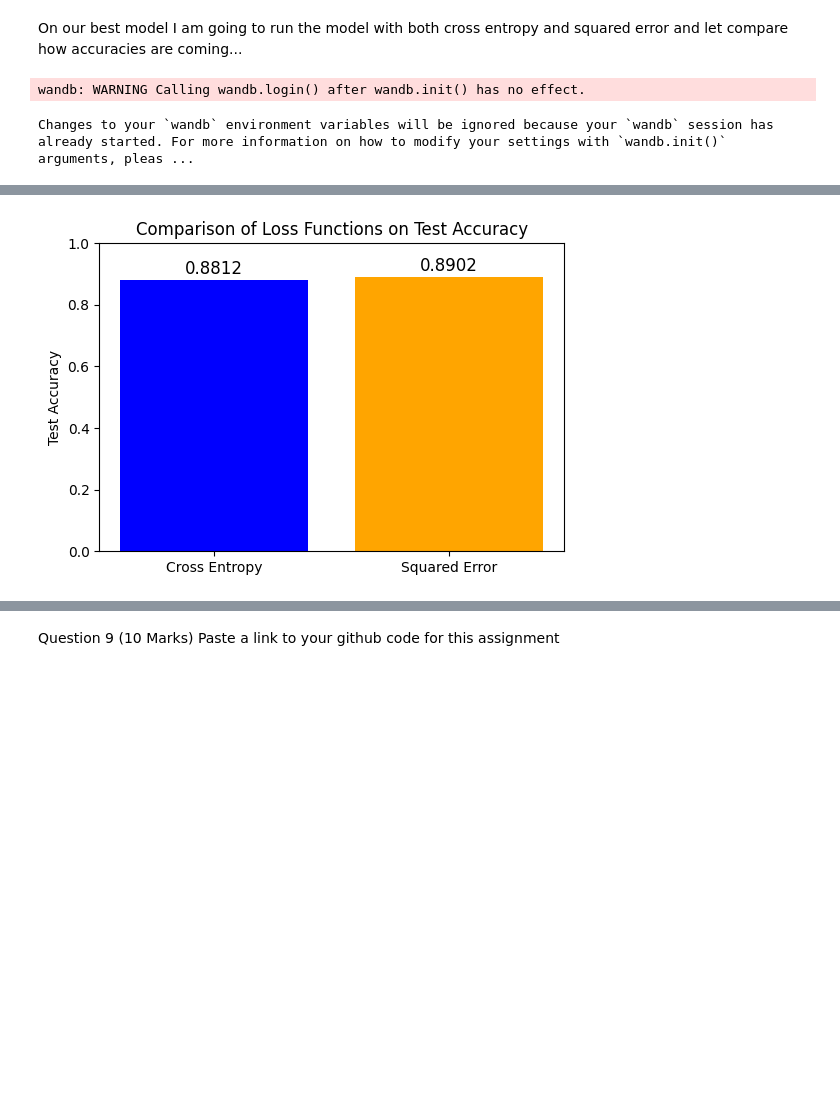
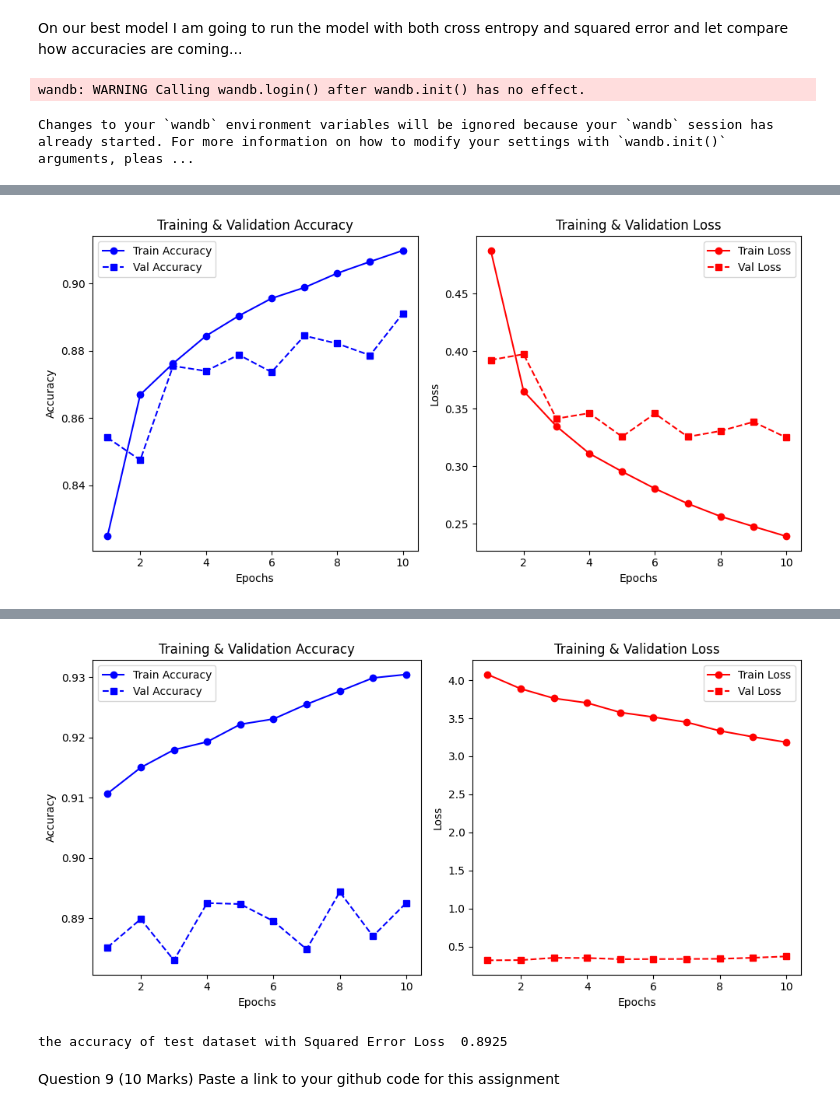
Before and after one commit to Hemnath0075/da6401_assignment1, a Jupyter notebook: all_questions.ipynb, the cells around one changed output, grey strips where cells are left out. Drawn from its saved outputs; the diff is of its cells as text; code cells hidden in the pictures; blank space fills up the shorter version.

```diff
--- a/all_questions.ipynb
+++ b/all_questions.ipynb
@@ -827,7 +827,7 @@ model = NeuralNetwork(
        beta2=0.999
    )
 
-model.train(train_images_splitted, train_labels_splitted, best_run.config['epochs'], best_run.config['batch_size'], val_images, val_labels,loss_function='cross_entropy',plots=False,wb_log=True)
+model.train(train_images_splitted, train_labels_splitted, best_run.config['epochs'], best_run.config['batch_size'], val_images, val_labels,loss_function='cross_entropy',plots=True,wb_log=True)
 
 y_pred = model.predict(val_images)
 y_pred = np.argmax(y_pred, axis=1)
@@ -836,7 +836,7 @@ test_accuracy_ce = np.mean(y_pred == y_true_labels)
 print('the accuracy of test dataset with Cross Entropy Loss ',test_accuracy_ce)
 
 
-model.train(train_images_splitted, train_labels_splitted, best_run.config['epochs'], best_run.config['batch_size'], val_images, val_labels,loss_function='squared_error',plots=False,wb_log=True)
+model.train(train_images_splitted, train_labels_splitted, best_run.config['epochs'], best_run.config['batch_size'], val_images, val_labels,loss_function='squared_error',plots=True,wb_log=True)
 
 y_pred = model.predict(val_images)
 y_pred = np.argmax(y_pred, axis=1)
@@ -845,26 +845,12 @@ test_accuracy_se = np.mean(y_pred == y_true_labels)
 print('the accuracy of test dataset with Squared Error Loss ',test_accuracy_se)
 
 
-# Test accuracy values
 accuracy_cross_entropy = test_accuracy_ce  # Store accuracy from Cross Entropy
 accuracy_squared_error = test_accuracy_se  # Store accuracy from Squared Error
 
 # Labels and values
 loss_functions = ['Cross Entropy', 'Squared Error']
 accuracies = [accuracy_cross_entropy, accuracy_squared_error]
-
-# Plot
-plt.figure(figsize=(6, 4))
-plt.bar(loss_functions, accuracies, color=['blue', 'orange'])
-plt.ylim(0, 1)  # Accuracy ranges between 0 and 1
-plt.ylabel('Test Accuracy')
-plt.title('Comparison of Loss Functions on Test Accuracy')
-
-# Annotate values
-for i, acc in enumerate(accuracies):
-    plt.text(i, acc + 0.02, f'{acc:.4f}', ha='center', fontsize=12)
-
-plt.show()
 # %% [output]
 wandb: WARNING Calling wandb.login() after wandb.init() has no effect.
 Changes to your `wandb` environment variables will be ignored because your `wandb` session has already started. For more information on how to modify your settings with `wandb.init()` arguments, pleas ...
@@ -888 +870 @@ the accuracy of test dataset with Squared Error Loss  0.8901666666666667
-[figure, old version]
+[figure, new version]
@@ -889,3 +882,5 @@ the accuracy of test dataset with Squared Error Loss  0.8901666666666667
+[figure, added]
+the accuracy of test dataset with Squared Error Loss  0.8925
 # %% [markdown]
 Question 9 (10 Marks)
 Paste a link to your github code for this assignment
```
Also changed, not shown: parts of 1 cell of this notebook, 6 other files.
